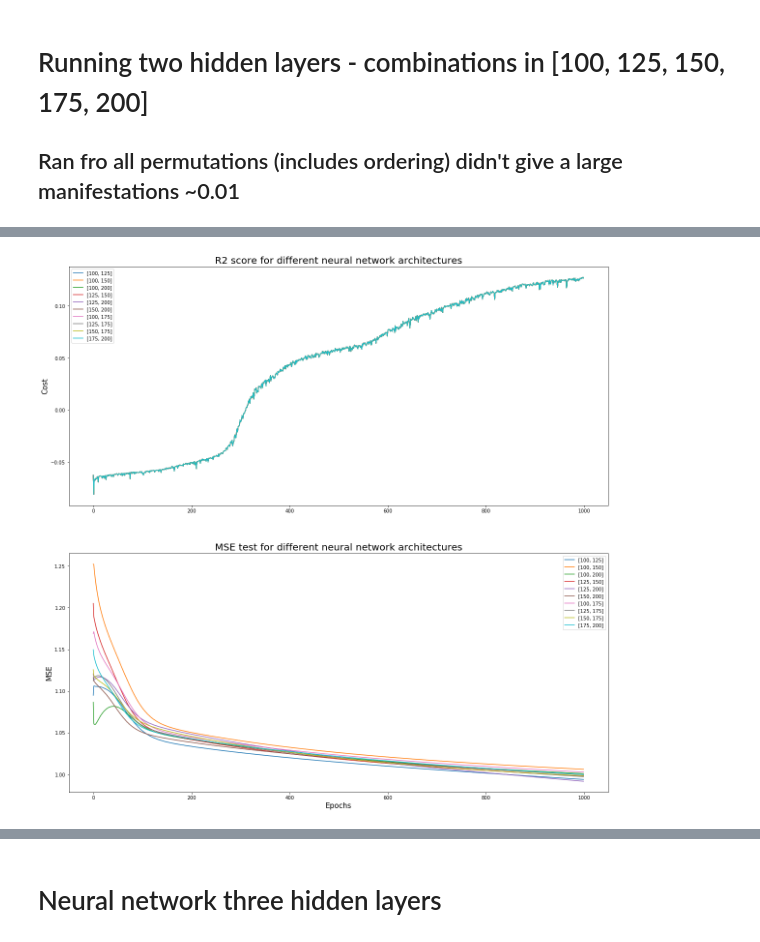
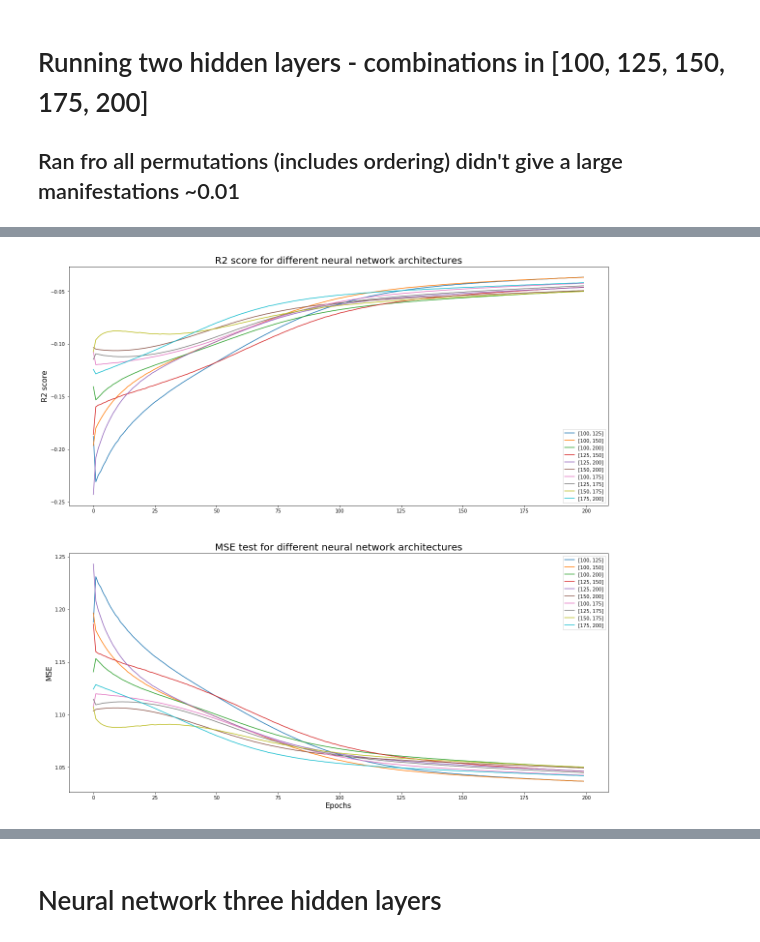
Before and after one commit to hannasv/Project3, a Jupyter notebook: NeuralNetworks_1timestep_logit.ipynb, the cells around one changed output, grey strips where cells are left out. Drawn from its saved outputs; the diff is of its cells as text; code cells hidden in the pictures.

```diff
--- a/NeuralNetworks_1timestep_logit.ipynb
+++ b/NeuralNetworks_1timestep_logit.ipynb
@@ -314,27 +329,27 @@ finished model: [175, 200] performance 1.0281049611899826
 # %%
 plt.figure(figsize = (20,20))
 
 counter = 0
 for model in results:
     mse_test = model.eval_['valid_preform']
     r2_train = model.eval_['valid_preform_r2']
 
     ax1 = plt.subplot(211)
-    plt.plot(r2_test, label = str(combinations_of_nodes[counter]))
+    plt.plot(r2_train[:200], label = str(combinations_of_nodes[counter]))
     plt.title("R2 score for different neural network architectures", fontsize = 20)
     plt.ylabel("R2 score", fontsize = 15)
     plt.legend()
 
     # Alle disse blir like.
     ax2 = plt.subplot(212)
-    plt.plot(mse_test, label = str(combinations_of_nodes[counter]))
+    plt.plot(mse_test[:200], label = str(combinations_of_nodes[counter]))
     plt.title("MSE test for different neural network architectures", fontsize = 20)
     plt.ylabel("MSE", fontsize = 15)
     plt.legend()
 
     counter += 1
 
 plt.xlabel("Epochs", fontsize = 15)
-plt.savefig("results/figures/NN_two_hidden_layer_sigmoid_1000epochs_eta0.0001_StandardScaler_mse_r2_logit.png")
+plt.savefig("results/figures/NN_two_hidden_layer_sigmoid_1000epochs_eta0.0001_StandardScaler_mse_r2_1_200epochs_logit.png")
 # %% [output]
-[figure, old version]
+[figure, new version]
```
Also changed, not shown: parts of 23 cells of this notebook, 24 other files.
